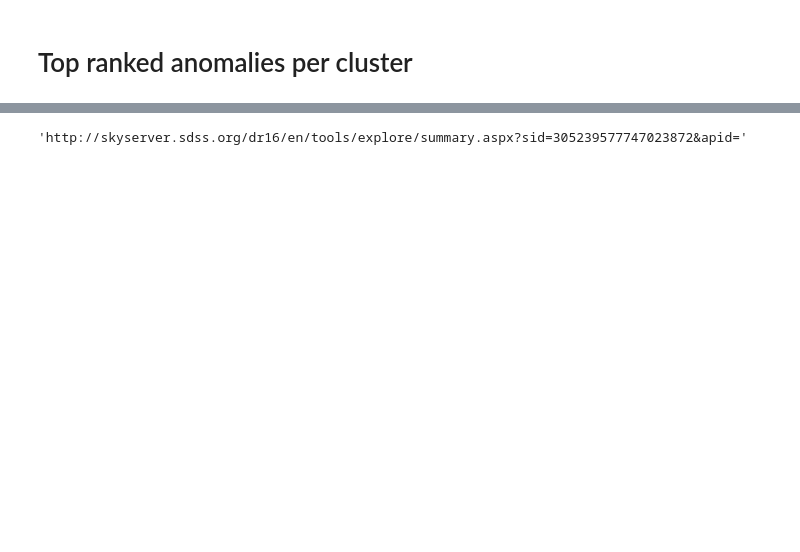
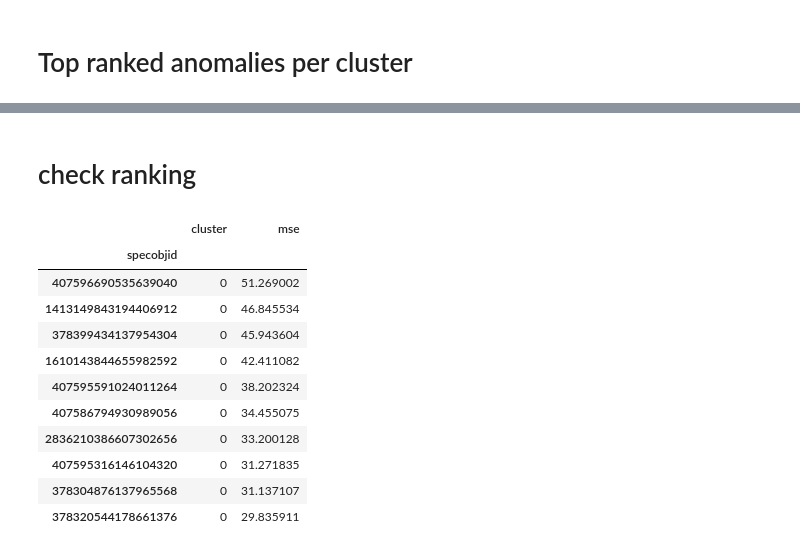
Before and after one commit to ed-ortizm/xai-astronomy, a Jupyter notebook: thesis/04_clustering_xai/03_se_cluster_analysis.ipynb, the cells around one changed output, grey strips where cells are left out. Saved outputs shown, nothing was run; the diff lists cells and outputs as text; code cells hidden in the pictures; blank space fills up the shorter version.

```diff
--- a/thesis/04_clustering_xai/03_se_cluster_analysis.ipynb
+++ b/thesis/04_clustering_xai/03_se_cluster_analysis.ipynb
@@ -49,8 +49,8 @@ def weights_prep(weights, n_segments):
         weights=data_dict["weights"], n_segments=n_segments
     )
 
-    data_dict["norm_unique_weights"] = clustering.normalize_weights_l2_abs(
-        data_dict["unique_weights"]
+    data_dict["norm_unique_weights"] = clustering.compress_weights_per_segments(
+        weights=data_dict["norm_weights"], n_segments=n_segments
     )
 
     return data_dict
@@ -299,0 +282,28 @@ Loading XAI data from: /home/elom/phd/code/explanations/bin_03/mse
+# %%
+scores_df = pd.read_csv(
+    f"{scores_dir}/{bin_id}/scores_{bin_id}.csv.gz",
+    usecols=["specobjid", score_name],
+    index_col="specobjid",
+).loc[specobjids_arr]
+
+sorted_specobjids_arr = scores_df[score_name].sort_values(
+    ascending=False
+).index.to_numpy()
+
+# 1. Find the index mapping from specobjids_arr to sorted_specobjids_arr
+indexer = pd.Index(specobjids_arr).get_indexer(sorted_specobjids_arr)
+
+# # Optional safety check: filter out any elements not found (-1)
+# valid_mask = indexer != -1
+# indexer = indexer[valid_mask]
+
+# 2. Reorder all three arrays simultaneously using the indexer
+specobjids_arr = specobjids_arr[indexer]
+anomalies_arr = anomalies_arr[indexer]
+weights_arr = weights_arr[indexer]
+
+weights_dict = weights_prep(
+    weights=weights_arr, n_segments=n_segments
+)
+
+scores_df.loc[specobjids_arr].head(5)
@@ -778,5 +854,26 @@ Explanation for anomaly rank 51
-# %%
-specobjid = metadata_df.index[1]
-meta.get_sky_server_url(specobjid)
-# %% [output]
-'http://skyserver.sdss.org/dr16/en/tools/explore/summary.aspx?sid=305239577747023872&apid='
+# %% [markdown]
+# check ranking
+# %%
+cluster_id = 0
+mask = cluster_meta_df["cluster"] == cluster_id
+metadata_df = cluster_meta_df.loc[mask].sort_values(
+    by=f"{score_name}", ascending=False
+)
+
+spectra = anomalies_arr[mask]
+norm_weights = weights_dict["norm_weights"][mask]
+metadata_df.loc[:, ["cluster", score_name]].head(10)
+# scores_df.loc[mask].head(10)
+# %% [output]
+|  | cluster | mse |
+| specobjid |  |  |
+| 407596690535639040 | 0 | 51.269002 |
+| 1413149843194406912 | 0 | 46.845534 |
+| 378399434137954304 | 0 | 45.943604 |
+| 1610143844655982592 | 0 | 42.411082 |
+| 407595591024011264 | 0 | 38.202324 |
+| 407586794930989056 | 0 | 34.455075 |
+| 2836210386607302656 | 0 | 33.200128 |
+| 407595316146104320 | 0 | 31.271835 |
+| 378304876137965568 | 0 | 31.137107 |
+| 378320544178661376 | 0 | 29.835911 |
```
Also changed, not shown: parts of 12 cells of this notebook, 2 other files.
